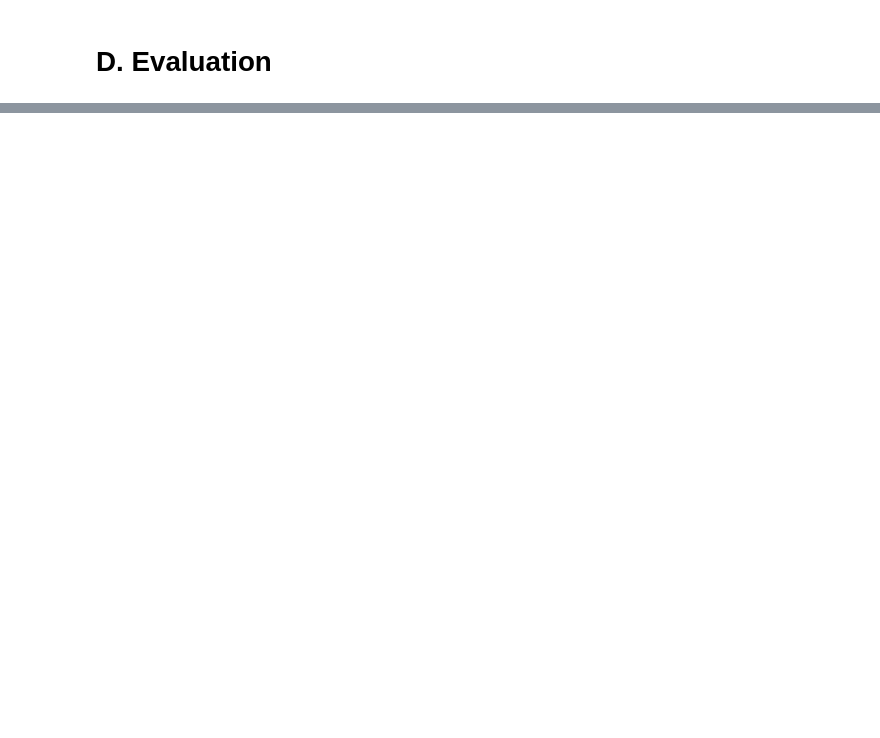
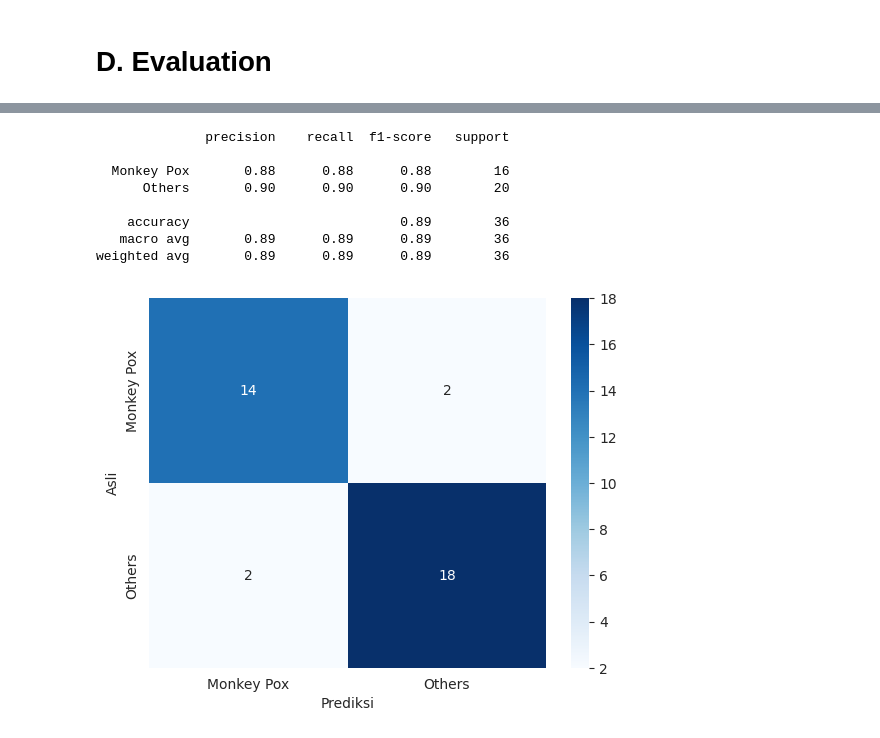
Before and after one commit to azharaul/ml-dl-projects, a Jupyter notebook: deep-learning/computer-vision/image-classification/monkeypoks_classification.ipynb, the cells around one changed output, grey strips where cells are left out. Saved outputs shown, nothing was run; the diff lists cells and outputs as text; code cells hidden in the pictures; blank space fills up the shorter version.

```diff
--- a/deep-learning/computer-vision/image-classification/monkeypoks_classification.ipynb
+++ b/deep-learning/computer-vision/image-classification/monkeypoks_classification.ipynb
@@ -118,0 +208,28 @@ Using 68 files for validation.
+# %%
+from sklearn.metrics import classification_report, confusion_matrix
+import seaborn as sns
+
+y_true, y_pred = [], []
+for images, labels in test_ds:
+    preds = model.predict(images, verbose=0)
+    y_true.extend(labels.numpy())
+    y_pred.extend(np.argmax(preds, axis=1))
+
+print(classification_report(y_true, y_pred, target_names=class_names))
+
+cm = confusion_matrix(y_true, y_pred)
+sns.heatmap(cm, annot=True, fmt="d", cmap="Blues",
+            xticklabels=class_names, yticklabels=class_names)
+plt.xlabel("Prediksi")
+plt.ylabel("Asli")
+plt.show()
+# %% [output]
+              precision    recall  f1-score   support
+
+  Monkey Pox       0.88      0.88      0.88        16
+      Others       0.90      0.90      0.90        20
+
+    accuracy                           0.89        36
+   macro avg       0.89      0.89      0.89        36
+weighted avg       0.89      0.89      0.89        36
+[figure, added]
```
Also changed, not shown: parts of 11 cells of this notebook.
